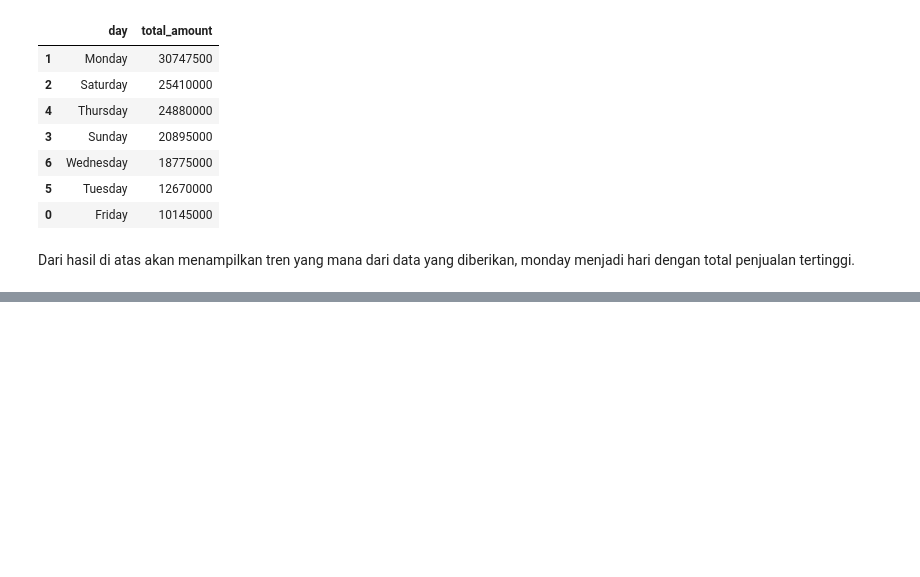
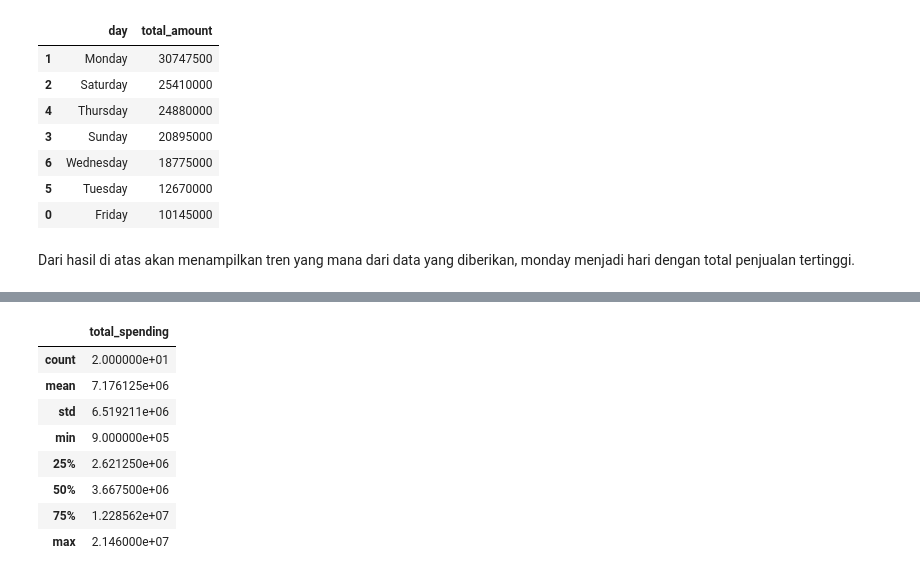
Before and after one commit to galahad20/assignment_Data_Manipulation, a Jupyter notebook: ASSIGNMENT_TEMP_DE14_DAY11_DIMAS_ABIAN_IHSAN.ipynb, the cells around one changed output, grey strips where cells are left out. Cells and saved outputs as stored; diff of their text form; code cells hidden in the pictures; blank space fills up the shorter version.

```diff
--- a/ASSIGNMENT_TEMP_DE14_DAY11_DIMAS_ABIAN_IHSAN.ipynb
+++ b/ASSIGNMENT_TEMP_DE14_DAY11_DIMAS_ABIAN_IHSAN.ipynb
@@ -458,0 +484,12 @@ Buat kolom is_weekend berdasarkan order_date
+# %%
+cust_spending.describe()
+# %% [output]
+|  | total_spending |
+| count | 2.000000e+01 |
+| mean | 7.176125e+06 |
+| std | 6.519211e+06 |
+| min | 9.000000e+05 |
+| 25% | 2.621250e+06 |
+| 50% | 3.667500e+06 |
+| 75% | 1.228562e+07 |
+| max | 2.146000e+07 |
```
Also changed, not shown: parts of 10 cells of this notebook.
